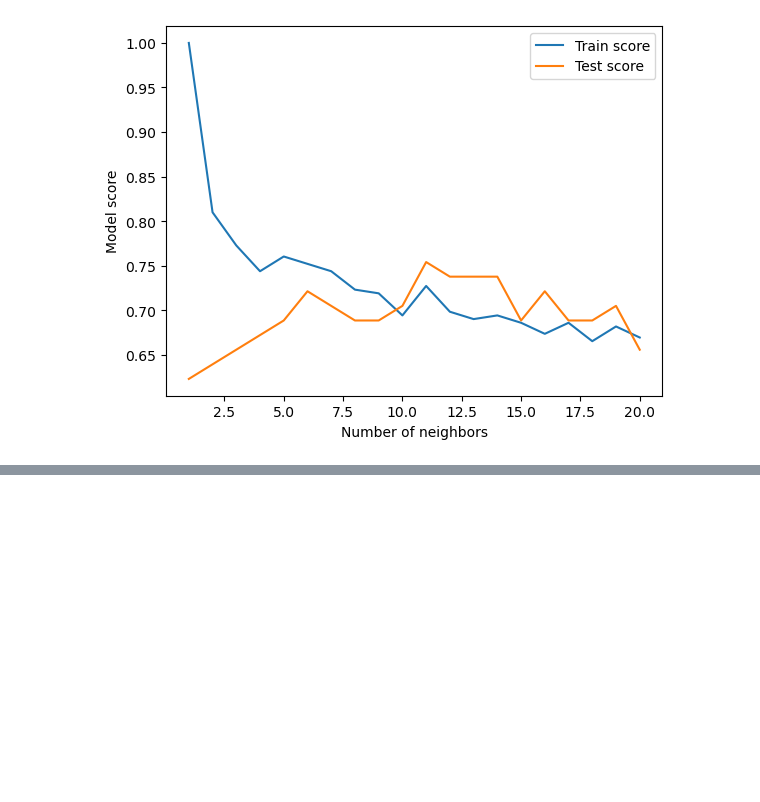
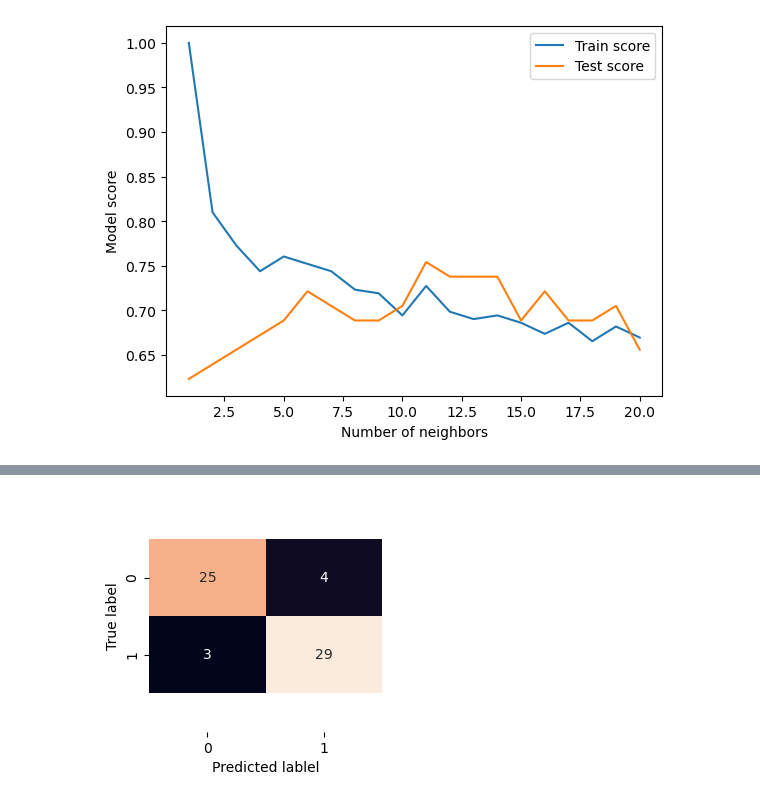
Before and after one commit to congbang-le/ml-data-zero-to-mastery, a Jupyter notebook: milestone-projects/heart-diease/end-to-end-heart-disease-classification.ipynb, the cells around one changed output, grey strips where cells are left out. Drawn from its saved outputs; the diff is of its cells as text; code cells hidden in the pictures; blank space fills up the shorter version.

```diff
--- a/milestone-projects/heart-diease/end-to-end-heart-disease-classification.ipynb
+++ b/milestone-projects/heart-diease/end-to-end-heart-disease-classification.ipynb
@@ -501,0 +505,10 @@ Maximum KNN score on the test data: 75.41%
+# %%
+# Create a hyperparameter grid for LogisticRegression
+log_reg_grid = {"C": np.logspace(-4, 4, 20),
+               "solver": ["liblinear"]}
+
+# Create a hyperparametter grid for RandomForestClassifier
+rf_grid ={"n_estimators": np.arange(10, 1000, 50),
+         "max_depth": [None, 3, 5, 10],
+          "min_samples_split": np.arange(2, 20, 2),
+         "min_samples_leaf": np.arange(1, 20, 2)}
@@ -501,0 +624,20 @@ Maximum KNN score on the test data: 75.41%
+# %%
+sns.set
+
+def plot_conf_mat(y_test, y_preds):
+    """
+    Plots a nice looking confusion matrix using Seaborn's heatmap()
+    """
+    fig, ax = plt.subplots(figsize=(3,3))
+    ax = sns.heatmap(confusion_matrix(y_test, y_preds),
+                    annot=True,
+                    cbar=False)
+    plt.xlabel("Predicted lablel")
+    plt.ylabel("True label")
+
+    bottom, top = ax.get_ylim()
+    ax.set_ylim(bottom + 0.5, top - 0.5)
+
+plot_conf_mat(y_test, y_preds)
+# %% [output]
+[figure, added]
```
Also changed, not shown: parts of 32 cells of this notebook.
